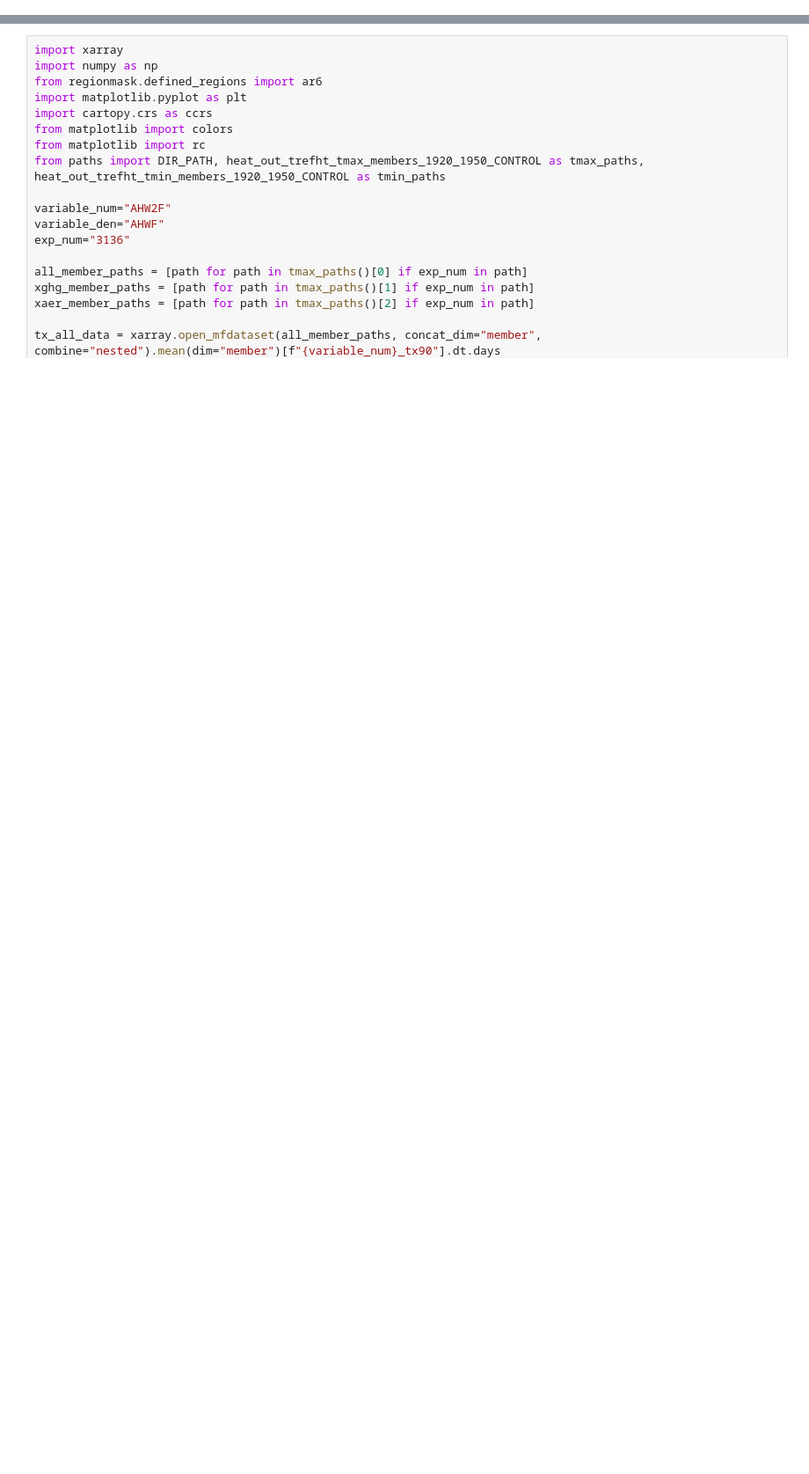
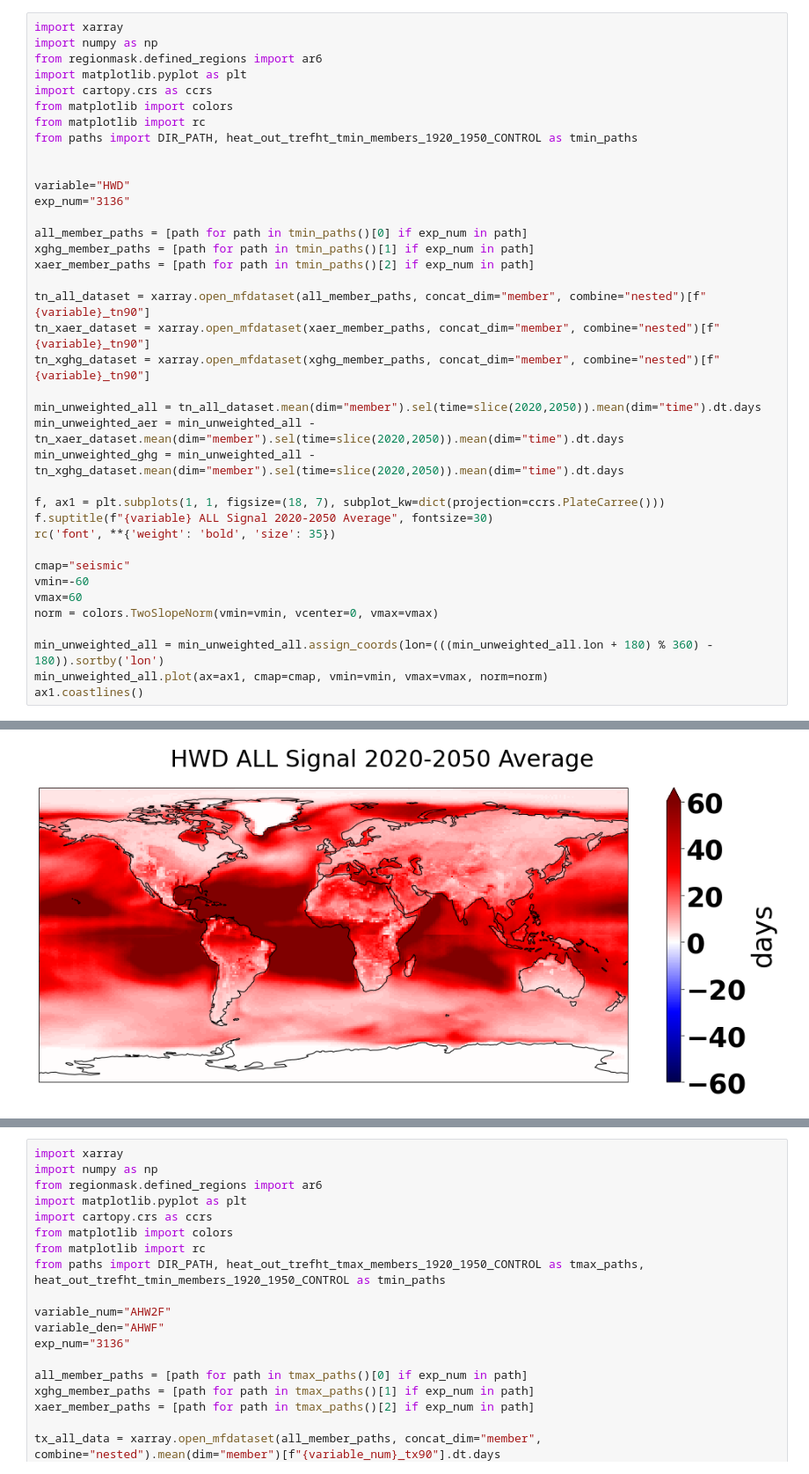
Before and after one commit to AgentOxygen/heat-research, a Jupyter notebook: Untitled1.ipynb, the cells around one changed output, grey strips where cells are left out. Shown at 88% size. Saved outputs shown, nothing was run; the diff lists cells and outputs as text; blank space fills up the shorter version.

```diff
--- a/Untitled1.ipynb
+++ b/Untitled1.ipynb
@@ -0,0 +7,39 @@
+# %%
+import xarray
+import numpy as np
+from regionmask.defined_regions import ar6
+import matplotlib.pyplot as plt
+import cartopy.crs as ccrs
+from matplotlib import colors
+from matplotlib import rc
+from paths import DIR_PATH, heat_out_trefht_tmin_members_1920_1950_CONTROL as tmin_paths
+
+
+variable="HWD"
+exp_num="3136"
+
+all_member_paths = [path for path in tmin_paths()[0] if exp_num in path]
+xghg_member_paths = [path for path in tmin_paths()[1] if exp_num in path]
+xaer_member_paths = [path for path in tmin_paths()[2] if exp_num in path]
+
+tn_all_dataset = xarray.open_mfdataset(all_member_paths, concat_dim="member", combine="nested")[f"{variable}_tn90"]
+tn_xaer_dataset = xarray.open_mfdataset(xaer_member_paths, concat_dim="member", combine="nested")[f"{variable}_tn90"]
+tn_xghg_dataset = xarray.open_mfdataset(xghg_member_paths, concat_dim="member", combine="nested")[f"{variable}_tn90"]
+
+min_unweighted_all = tn_all_dataset.mean(dim="member").sel(time=slice(2020,2050)).mean(dim="time").dt.days
+min_unweighted_aer = min_unweighted_all - tn_xaer_dataset.mean(dim="member").sel(time=slice(2020,2050)).mean(dim="time").dt.days
+min_unweighted_ghg = min_unweighted_all - tn_xghg_dataset.mean(dim="member").sel(time=slice(2020,2050)).mean(dim="time").dt.days
+
+f, ax1 = plt.subplots(1, 1, figsize=(18, 7), subplot_kw=dict(projection=ccrs.PlateCarree()))
+f.suptitle(f"{variable} ALL Signal 2020-2050 Average", fontsize=30)
+rc('font', **{'weight': 'bold', 'size': 35})
+
+cmap="seismic"
+vmin=-60
+vmax=60
+norm = colors.TwoSlopeNorm(vmin=vmin, vcenter=0, vmax=vmax)
+
+min_unweighted_all = min_unweighted_all.assign_coords(lon=(((min_unweighted_all.lon + 180) % 360) - 180)).sortby('lon')
+min_unweighted_all.plot(ax=ax1, cmap=cmap, vmin=vmin, vmax=vmax, norm=norm)
+ax1.coastlines()
+# %% [output]
@@ -1,3 +47,4 @@
+[figure, added]
 # %%
 import xarray
 import numpy as np
```
Also changed, not shown: parts of 11 cells of this notebook, 3 other files.
